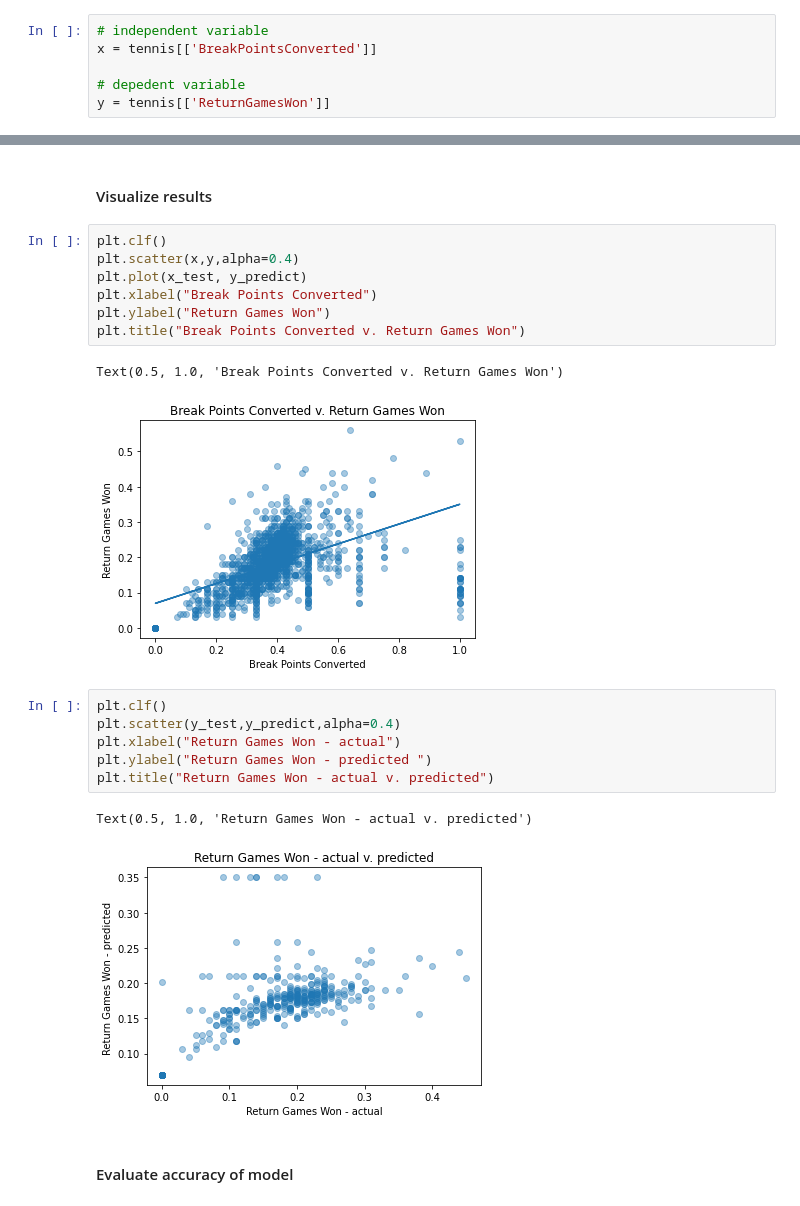
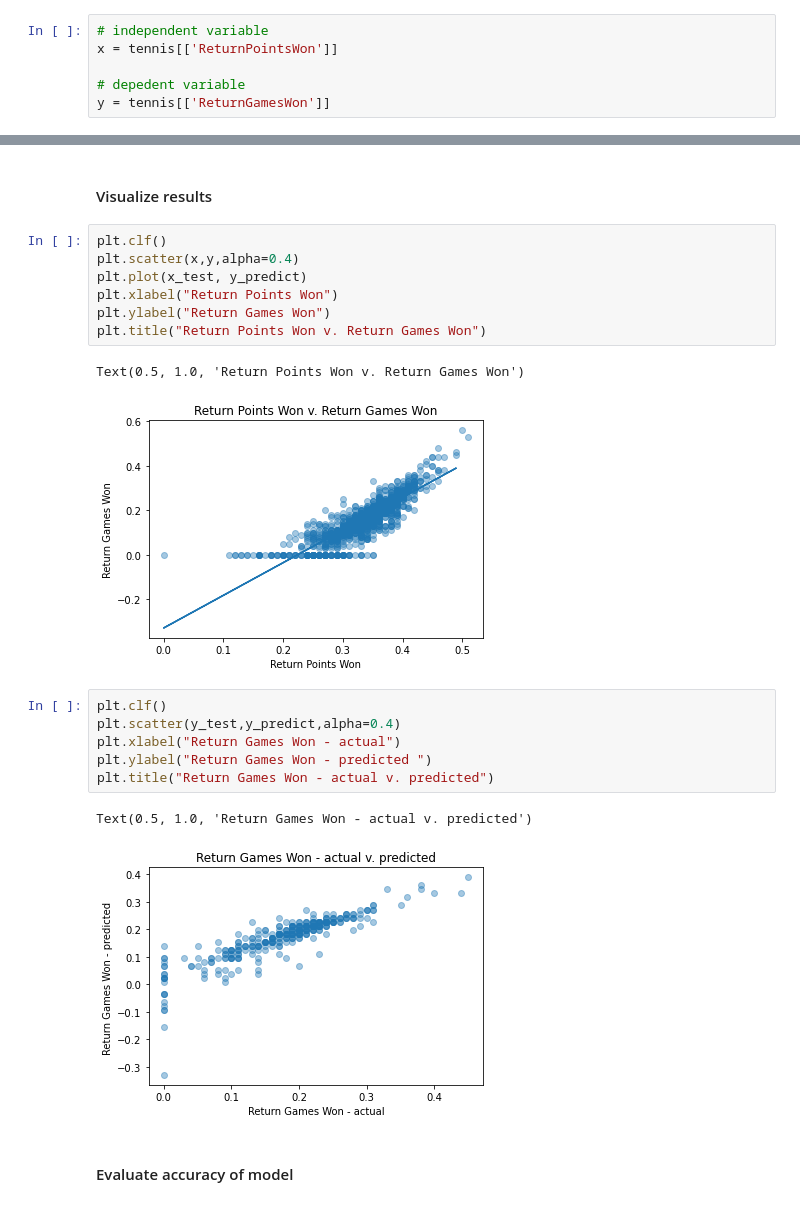
Before and after one commit to kristinkspanos/linear_regression_tennis, a Jupyter notebook: linear_regression_ATP.ipynb, the cells around one changed output, grey strips where cells are left out. Drawn from its saved outputs; the diff is of its cells as text.

```diff
--- a/linear_regression_ATP.ipynb
+++ b/linear_regression_ATP.ipynb
@@ -148,7 +202,7 @@ Head to the Codecademy forums and share your set of features that resulted in th
 #### Split dataset into training and test set
 # %%
 # independent variable
-x = tennis[['BreakPointsConverted']]
+x = tennis[['ReturnPointsWon']]
 
 # depedent variable
 y = tennis[['ReturnGamesWon']]
@@ -184,13 +238,13 @@ y_predict = regr.predict(x_test)
 # %%
 plt.clf()
 plt.scatter(x,y,alpha=0.4)
 plt.plot(x_test, y_predict)
-plt.xlabel("Break Points Converted")
+plt.xlabel("Return Points Won")
 plt.ylabel("Return Games Won")
-plt.title("Break Points Converted v. Return Games Won")
+plt.title("Return Points Won v. Return Games Won")
 # %% [output]
-Text(0.5, 1.0, 'Break Points Converted v. Return Games Won')
+Text(0.5, 1.0, 'Return Points Won v. Return Games Won')
-[figure, old version]
+[figure, new version]
 # %%
 plt.clf()
 plt.scatter(y_test,y_predict,alpha=0.4)
@@ -199,7 +253,7 @@ plt.ylabel("Return Games Won - predicted ")
 plt.title("Return Games Won - actual v. predicted")
 # %% [output]
 Text(0.5, 1.0, 'Return Games Won - actual v. predicted')
-[figure, old version]
+[figure, new version]
 # %% [markdown]
 #### Evaluate accuracy of model
 # %%
```
Also changed, not shown: parts of 65 cells of this notebook.
